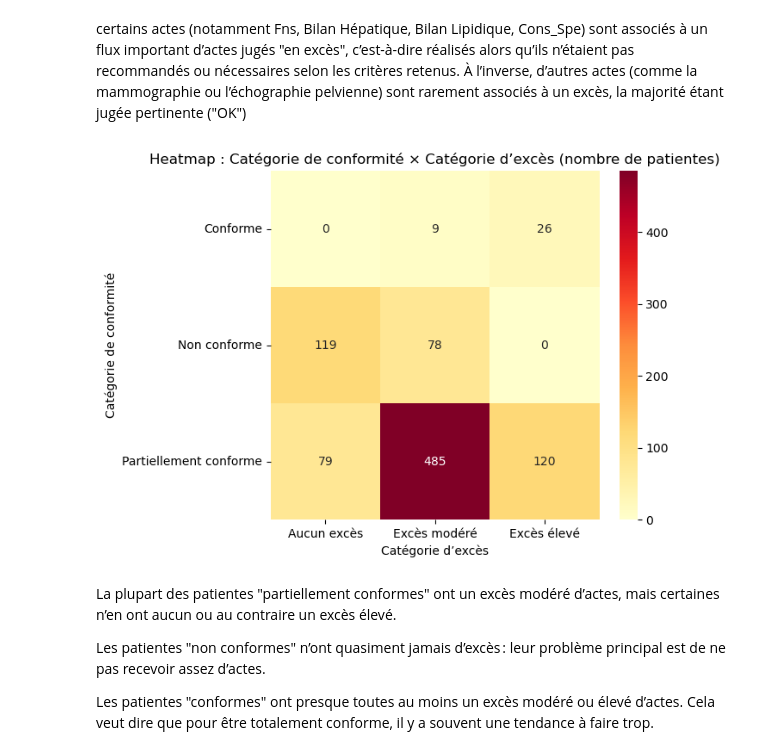
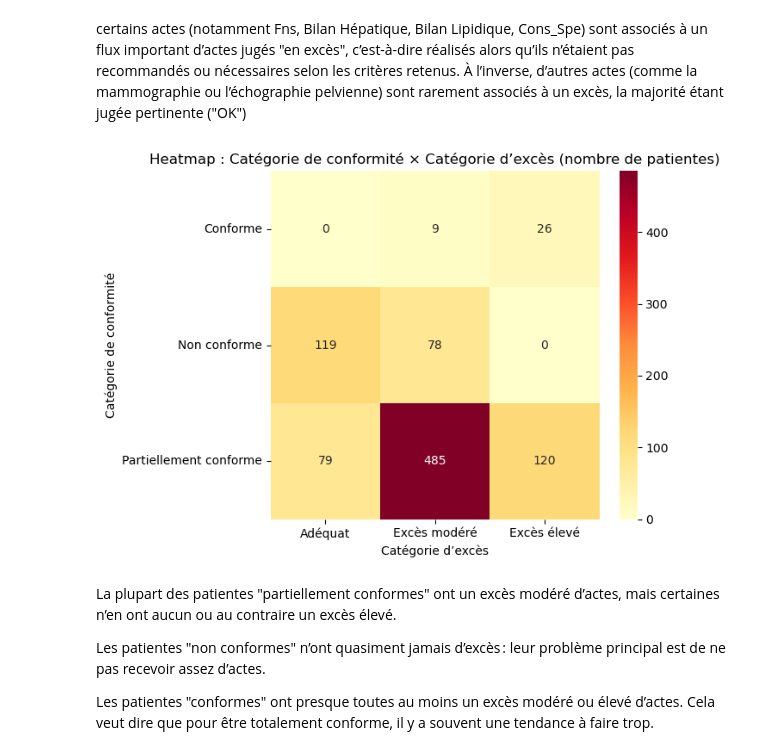
Before and after one commit to hemza1/TER_M1_2025, a Jupyter notebook: notebooks/test.ipynb, the cells around one changed output. Saved outputs shown, nothing was run; the diff lists cells and outputs as text; code cells hidden in the pictures.

```diff
--- a/notebooks/test.ipynb
+++ b/notebooks/test.ipynb
@@ -49,13 +49,14 @@ df_infos = df_soins[colonnes_non_actes].drop_duplicates(subset=["ID_PATIENT", "D
 df_soins_clean = pd.merge(df_soins_dedoublonne, df_infos, on=["ID_PATIENT", "DAYS_SINCE_DIAG"], how="left")
 # %%
 def recoder_prc(classe):
-    if classe in [1, 2]:
+    if classe == 1:
         return 0
-    elif classe == 3:
+    elif classe in [2, 3]:
         return 1
     else:
         return None
 
+
 df_prc['PRC'] = df_prc['peur_recidive1'].apply(recoder_prc)
 # %%
 df_prc.head(20)
@@ -1464,7 +1444,7 @@ def detecter_exces(row):
     return int(row["Nb_realisations"] > seuil)
 
 df_long["excès"] = df_long.apply(detecter_exces, axis=1)
-df_long["excès_str"] = df_long["excès"].map({1: "En excès", 0: "OK"})
+df_long["excès_str"] = df_long["excès"].map({1: "En excès", 0: "Adéquat"})
 # %%
 print(df_long[df_long["excès"] == 1][["ID_PATIENT", "Acte", "Nb_realisations", "duree_suivi_mois"]])
 # %% [output]
@@ -1514,17 +1494,14 @@ plt.show()
 # %% [markdown]
 La distribution du taux d’actes en excès montre qu’une majorité de patientes ne présente que peu ou pas d’actes réalisés en excès. Néanmoins, une proportion notable présente des taux d’excès élevés, soulignant une hétérogénéité importante dans l’adéquation des soins
 # %%
-# Ajouter PRC à la table
 prc_map = df_long[["ID_PATIENT", "PRC"]].drop_duplicates(subset=["ID_PATIENT"])
 df_exces_patient = df_exces_patient.merge(prc_map, on="ID_PATIENT", how="left")
 
-# Statistiques descriptives par PRC
 print(df_exces_patient.groupby("PRC")["pct_actes_en_excès"].describe())
 
-# On catégorise les patientes selon leur taux d’excès
 def cat_excès(pct):
     if pct == 0:
-        return "Aucun excès"
+        return "Adéquat"
     elif pct <= 50:
         return "Excès modéré"
     else:
@@ -1539,7 +1516,7 @@ links_prc_exces = (
     .reset_index()
 )
 
-labels = list(df_exces_patient["PRC_Label"].unique()) + ["Aucun excès", "Excès modéré", "Excès élevé"]
+labels = list(df_exces_patient["PRC_Label"].unique()) + ["Adéquat", "Excès modéré", "Excès élevé"]
 label_indices = {k: v for v, k in enumerate(labels)}
 
 sources = links_prc_exces['PRC_Label'].map(label_indices)
@@ -1618,36 +1637,32 @@ certains actes (notamment Fns, Bilan Hépatique, Bilan Lipidique, Cons_Spe) sont
 # %%
 import seaborn as sns
 import matplotlib.pyplot as plt
 
-# 1. Fusionner score global et excès global
 df_heat = df_patientes_global.merge(
     df_exces_patient[["ID_PATIENT", "pct_actes_en_excès"]],
     on="ID_PATIENT", how="left"
 )
 
-# 2. Catégoriser le taux d’excès
 def cat_excès(pct):
     if pct == 0:
-        return "Aucun excès"
+        return "Adéquat"
     elif pct <= 50:
         return "Excès modéré"
     else:
         return "Excès élevé"
 df_heat["Cat_excès"] = df_heat["pct_actes_en_excès"].apply(cat_excès)
 
-# 3. Tableau croisé (attention au nom exact de la colonne)
 pivot = pd.crosstab(df_heat["Catégorie_Conformité_Globale"], df_heat["Cat_excès"])
 
-# 4. Heatmap
 plt.figure(figsize=(7,5))
 sns.heatmap(pivot, annot=True, fmt="d", cmap="YlOrRd")
 plt.title("Heatmap : Catégorie de conformité × Catégorie d’excès (nombre de patientes)")
 plt.xlabel("Catégorie d’excès")
 plt.ylabel("Catégorie de conformité")
 plt.tight_layout()
 plt.show()
 # %% [output]
-[figure, old version]
+[figure, new version]
 # %% [markdown]
 La plupart des patientes "partiellement conformes" ont un excès modéré d’actes, mais certaines n’en ont aucun ou au contraire un excès élevé.
 
```
Also changed, not shown: parts of 64 cells of this notebook, 29 other files.
